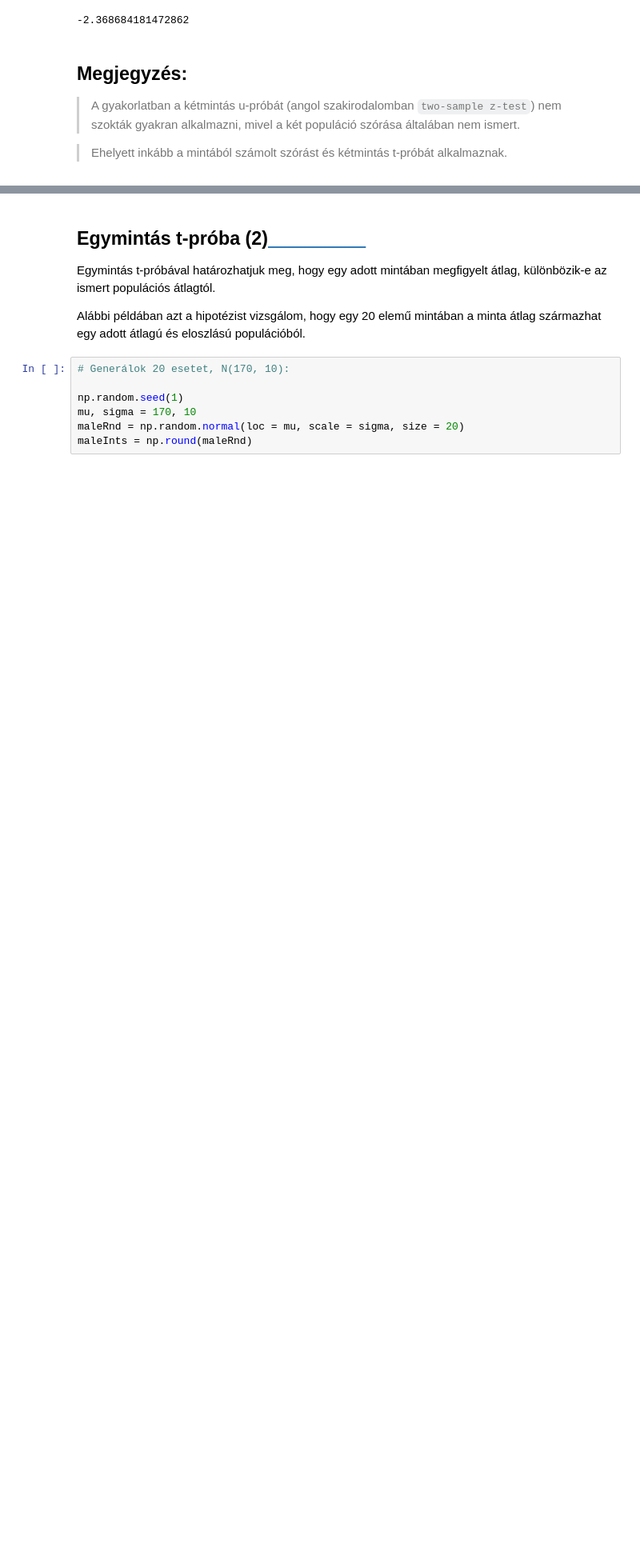
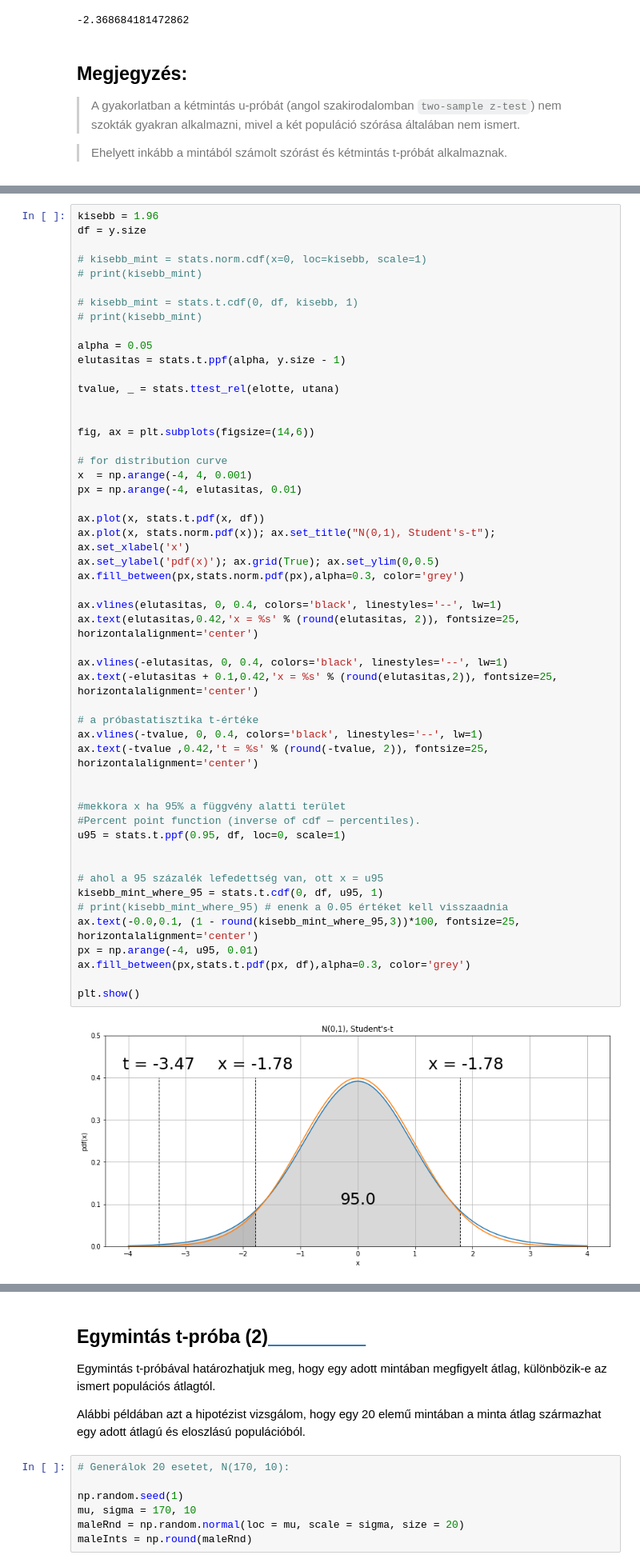
Before and after one commit to JoDeMiro/Statistics, a Jupyter notebook: Python_Statistics_01.ipynb, the cells around one changed output, grey strips where cells are left out. Shown at 80% size. Saved outputs shown, nothing was run; the diff lists cells and outputs as text; blank space fills up the shorter version.

```diff
--- a/Python_Statistics_01.ipynb
+++ b/Python_Statistics_01.ipynb
@@ -883,0 +964,53 @@ Ttest_indResult(statistic=1.1507980233528814, pvalue=0.25733155747162373)
+# %%
+kisebb = 1.96
+df = y.size
+
+# kisebb_mint = stats.norm.cdf(x=0, loc=kisebb, scale=1)
+# print(kisebb_mint)
+
+# kisebb_mint = stats.t.cdf(0, df, kisebb, 1)
+# print(kisebb_mint)
+
+alpha = 0.05
+elutasitas = stats.t.ppf(alpha, y.size - 1)
+
+tvalue, _ = stats.ttest_rel(elotte, utana)
+
+
+fig, ax = plt.subplots(figsize=(14,6))
+
+# for distribution curve
+x  = np.arange(-4, 4, 0.001)
+px = np.arange(-4, elutasitas, 0.01)
+
+ax.plot(x, stats.t.pdf(x, df))
+ax.plot(x, stats.norm.pdf(x)); ax.set_title("N(0,1), Student's-t"); ax.set_xlabel('x')
+ax.set_ylabel('pdf(x)'); ax.grid(True); ax.set_ylim(0,0.5)
+ax.fill_between(px,stats.norm.pdf(px),alpha=0.3, color='grey')
+
+ax.vlines(elutasitas, 0, 0.4, colors='black', linestyles='--', lw=1)
+ax.text(elutasitas,0.42,'x = %s' % (round(elutasitas, 2)), fontsize=25, horizontalalignment='center')
+
+ax.vlines(-elutasitas, 0, 0.4, colors='black', linestyles='--', lw=1)
+ax.text(-elutasitas + 0.1,0.42,'x = %s' % (round(elutasitas,2)), fontsize=25, horizontalalignment='center')
+
+# a próbastatisztika t-értéke
+ax.vlines(-tvalue, 0, 0.4, colors='black', linestyles='--', lw=1)
+ax.text(-tvalue ,0.42,'t = %s' % (round(-tvalue, 2)), fontsize=25, horizontalalignment='center')
+
+
+#mekkora x ha 95% a függvény alatti terület
+#Percent point function (inverse of cdf — percentiles).
+u95 = stats.t.ppf(0.95, df, loc=0, scale=1)
+
+
+# ahol a 95 százalék lefedettség van, ott x = u95
+kisebb_mint_where_95 = stats.t.cdf(0, df, u95, 1)
+# print(kisebb_mint_where_95) # enenk a 0.05 értéket kell visszaadnia
+ax.text(-0.0,0.1, (1 - round(kisebb_mint_where_95,3))*100, fontsize=25, horizontalalignment='center')
+px = np.arange(-4, u95, 0.01)
+ax.fill_between(px,stats.t.pdf(px, df),alpha=0.3, color='grey')
+
+plt.show()
+# %% [output]
+[figure, added]
```
Also changed, not shown: parts of 37 cells of this notebook.
